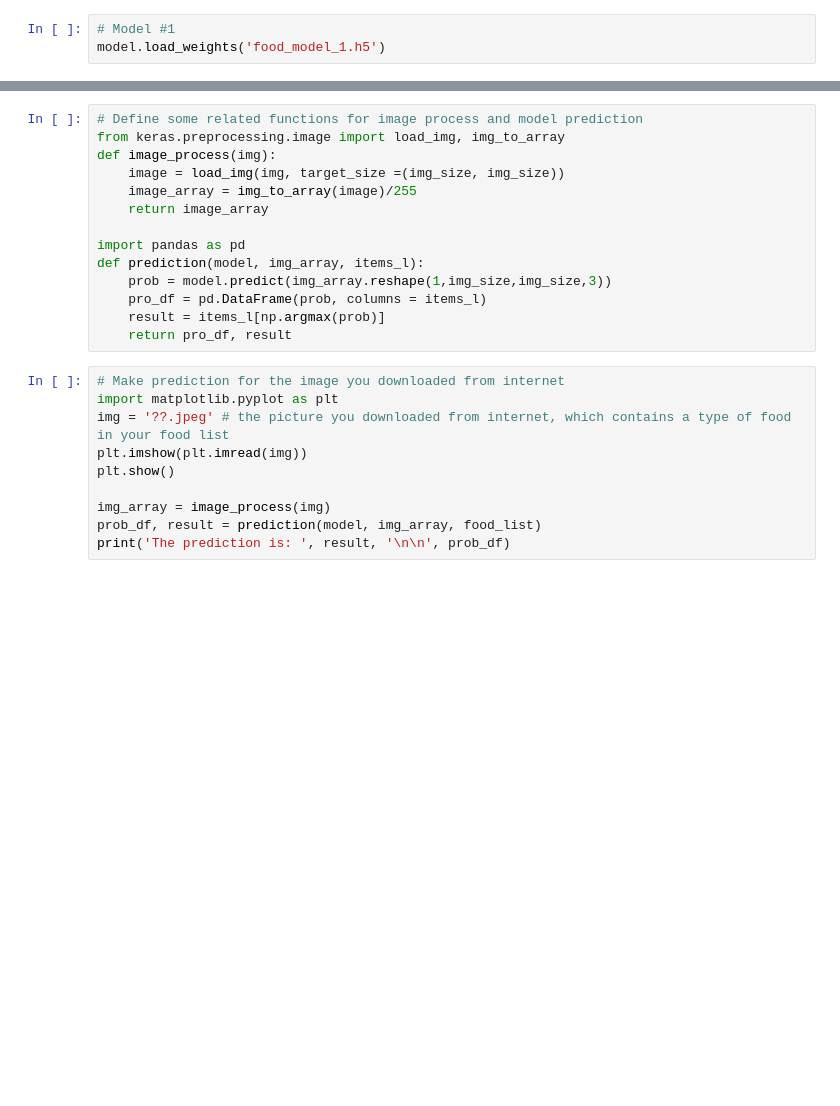
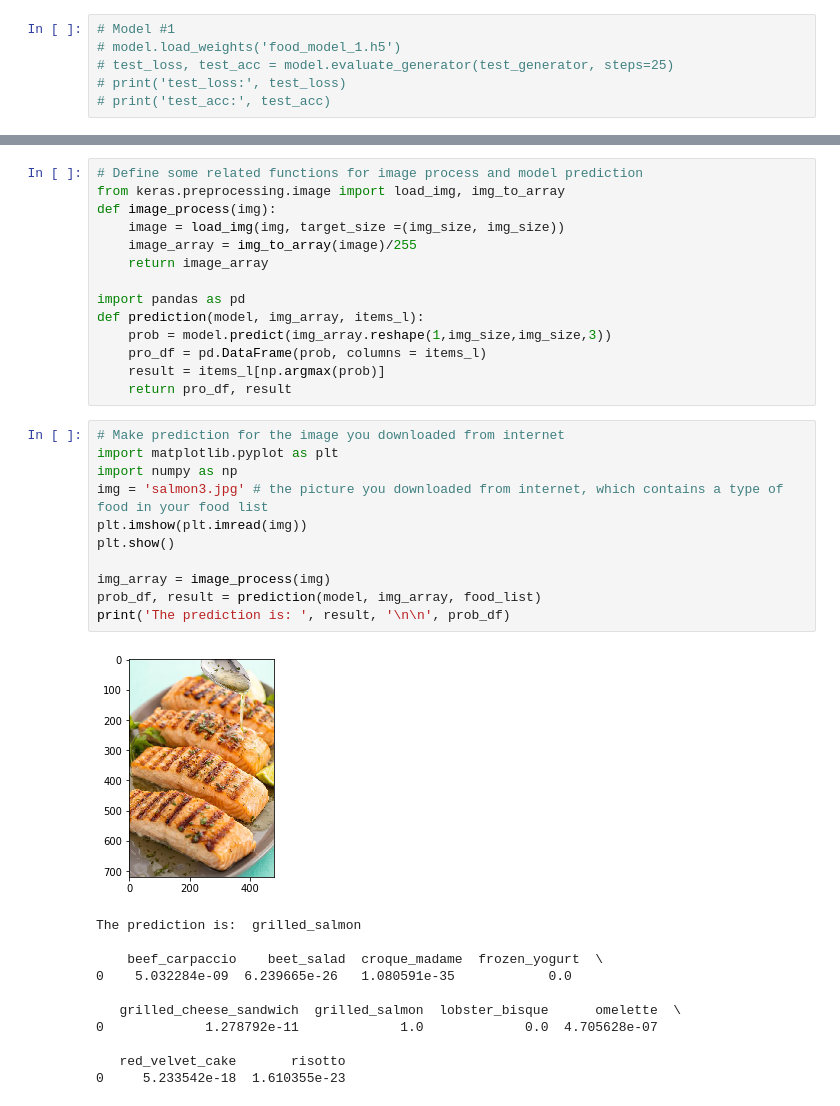
Before and after one commit to ktzy0305/FoodClassifier, a Jupyter notebook: Assignment_1.ipynb, the cells around one changed output, grey strips where cells are left out. Saved outputs shown, nothing was run; the diff lists cells and outputs as text; blank space fills up the shorter version.

```diff
--- a/Assignment_1.ipynb
+++ b/Assignment_1.ipynb
@@ -362,7 +369,10 @@ model.save('food_model_2.h5')
 ## Step 3 – Evaluate the Developed Models using Testing Images
 # %%
 # Model #1
-model.load_weights('food_model_1.h5')
+# model.load_weights('food_model_1.h5')
+# test_loss, test_acc = model.evaluate_generator(test_generator, steps=25)
+# print('test_loss:', test_loss)
+# print('test_acc:', test_acc)
 # %%
 # Model #2
 model.load_weights('food_model_2.h5')
@@ -402,10 +419,23 @@ def prediction(model, img_array, items_l):
 # %%
 # Make prediction for the image you downloaded from internet
 import matplotlib.pyplot as plt
-img = '??.jpeg' # the picture you downloaded from internet, which contains a type of food in your food list
+import numpy as np
+img = 'salmon3.jpg' # the picture you downloaded from internet, which contains a type of food in your food list
 plt.imshow(plt.imread(img))
 plt.show()
 
 img_array = image_process(img)
 prob_df, result = prediction(model, img_array, food_list)
 print('The prediction is: ', result, '\n\n', prob_df)
+# %% [output]
+[figure, added]
+The prediction is:  grilled_salmon
+
+    beef_carpaccio    beet_salad  croque_madame  frozen_yogurt  \
+0    5.032284e-09  6.239665e-26   1.080591e-35            0.0
+
+   grilled_cheese_sandwich  grilled_salmon  lobster_bisque      omelette  \
+0             1.278792e-11             1.0             0.0  4.705628e-07
+
+   red_velvet_cake       risotto
+0     5.233542e-18  1.610355e-23
```
Also changed, not shown: parts of 15 cells of this notebook, 19 other files.
